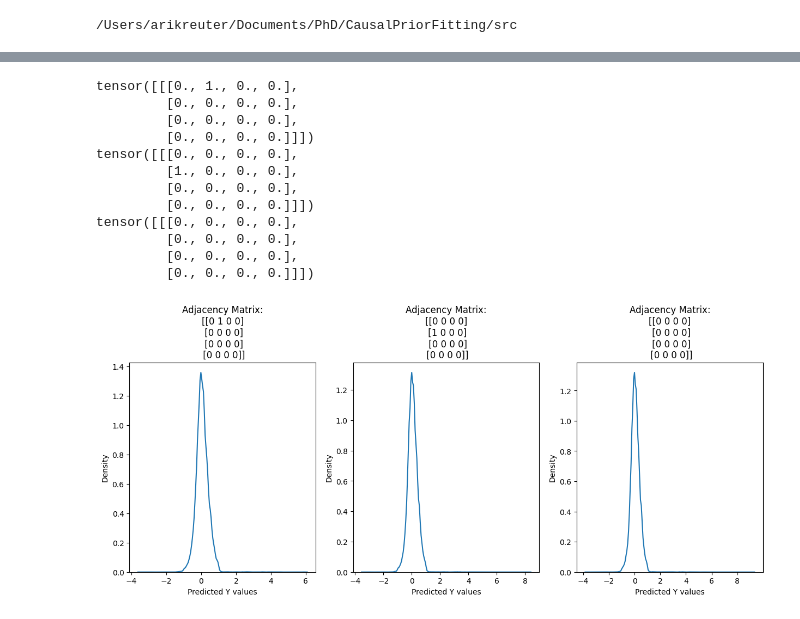
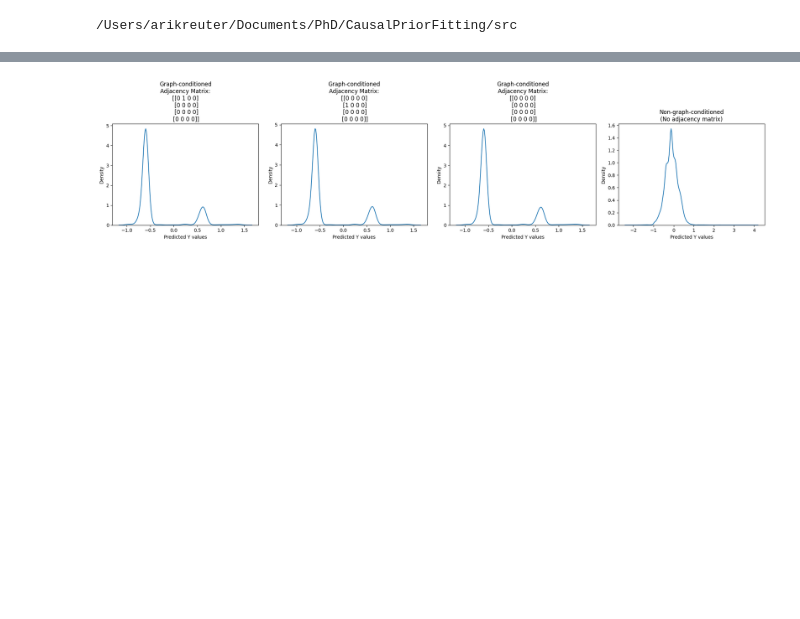
Before and after one commit to elidub/Graphs4CausalFoundationModels, a Jupyter notebook: experiments/Graphconditioning/Bivariate.ipynb, the cells around one changed output, grey strips where cells are left out. Drawn from its saved outputs; the diff is of its cells as text; code cells hidden in the pictures; blank space fills up the shorter version.

Commit message:
confirm that conditional model does right bivariate thing

```diff
--- a/experiments/Graphconditioning/Bivariate.ipynb
+++ b/experiments/Graphconditioning/Bivariate.ipynb
@@ -216,7 +216,7 @@ class SCM_B_Y_to_T:
 # %%
 # Case B: Y -> A
 
-scm = SCM_B_Y_to_T(rho=0.1)
+scm = SCM_B_Y_to_T(rho=0.99)
 
 obs_data = scm.sample_joint(n=500)
 
@@ -224,7 +224,7 @@ T_obs = obs_data[0].reshape(-1,1)
 Y_obs = obs_data[1].reshape(-1,1)
 X_obs = torch.zeros(500,2)
 
-T_intv = torch.randn(500).reshape(-1,1)
+T_intv = torch.linspace(-3.5, 3.5, 500).reshape(-1,1)
 X_intv = torch.zeros(500,2).reshape(-1,1)
 Y_intv = scm.sample_y_do_t(T_intv).reshape(-1,1)
 
@@ -296,34 +493,41 @@ array([0.06382347, 0.06382347, 0.06382347, 0.06382347, 0.06382347,
 # %%
-# plot the models predicted distribution for all three adjacency matrices
+# plot the models predicted distribution for all three adjacency matrices + nograph model
 import matplotlib.pyplot as plt
 import seaborn as sns
 import numpy as np
-fig, axs = plt.subplots(1, 3, figsize=(15, 5))
+fig, axs = plt.subplots(1, 4, figsize=(20, 5))
+
+# Graph-conditioned predictions with different adjacency matrices
 for i, adj in enumerate([adjacency_matrix_T_to_Y, adjacency_matrix_Y_to_T, adjacency_matrix_no_edge]):
     pred = graphintpfn.predict(
         X_obs = X_obs_p.numpy(),
         T_obs = T_obs_p.numpy(),
         Y_obs = Y_obs_p.numpy(),
         X_intv = X_intv_p.numpy(),
         T_intv = T_intv_p.numpy(),
         adjacency_matrix = adj.numpy(),
         prediction_type = "sample",
     )
     sns.kdeplot(pred.flatten(), ax=axs[i])
-    axs[i].set_title(f"Adjacency Matrix:\n{adj.numpy()}")
+    axs[i].set_title(f"Graph-conditioned\nAdjacency Matrix:\n{adj.numpy()}")
     axs[i].set_xlabel("Predicted Y values")
     axs[i].set_ylabel("Density")
+
+# Non-graph-conditioned prediction
+pred_nograph = intpfn.predict(
+    X_obs = X_obs_p.numpy(),
+    T_obs = T_obs_p.numpy(),
+    Y_obs = Y_obs_p.numpy(),
+    X_intv = X_intv_p.numpy(),
+    T_intv = T_intv_p.numpy(),
+    prediction_type = "sample",
+)
+sns.kdeplot(pred_nograph.flatten(), ax=axs[3])
+axs[3].set_title("Non-graph-conditioned\n(No adjacency matrix)")
+axs[3].set_xlabel("Predicted Y values")
+axs[3].set_ylabel("Density")
+
+plt.tight_layout()
+plt.show()
 # %% [output]
-tensor([[[0., 1., 0., 0.],
-         [0., 0., 0., 0.],
-         [0., 0., 0., 0.],
-         [0., 0., 0., 0.]]])
-tensor([[[0., 0., 0., 0.],
-         [1., 0., 0., 0.],
-         [0., 0., 0., 0.],
-         [0., 0., 0., 0.]]])
-tensor([[[0., 0., 0., 0.],
-         [0., 0., 0., 0.],
-         [0., 0., 0., 0.],
-         [0., 0., 0., 0.]]])
-[figure, old version]
+[figure, new version]
```
Also changed, not shown: parts of 9 cells of this notebook.
